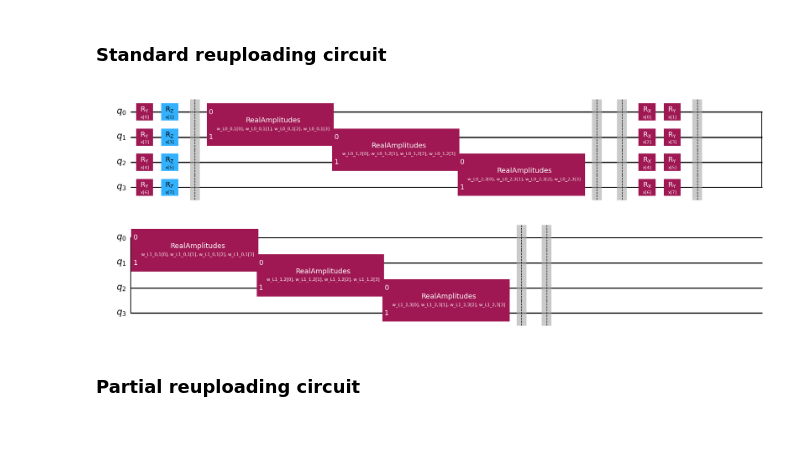
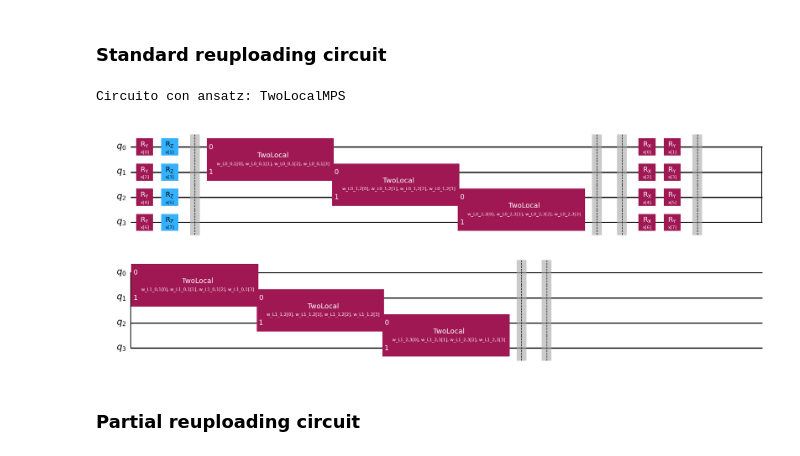
Before and after one commit to Davy592/Quantum-Metric-Learning-with-Reuploading, a Jupyter notebook: Quantum Metric Learning.ipynb, the cells around one changed output. Cells and saved outputs as stored; diff of their text form; code cells hidden in the pictures.

Commit message:
Updated standard reuploading circuit to support TwoLocalMPS ansatz

```diff
--- a/Quantum Metric Learning.ipynb
+++ b/Quantum Metric Learning.ipynb
@@ -831,7 +831,7 @@ from qiskit.circuit import ParameterVector
 from qiskit.circuit.library import RealAmplitudes
 import math
 
-def build_mps_reuploading_model(n_features, layers=2):
+def build_mps_reuploading_model(n_features, layers=2, ansatz_type="MPS"):
     """
     Costruisce un classificatore Re-uploading usando:
     - Layer 1: yz_angles_encoding + MPS
@@ -840,13 +840,14 @@ def build_mps_reuploading_model(n_features, layers=2):
     Args:
         n_features (int): Numero di dati in input.
         layers (int): Quante volte ripetere la sequenza [Encoder -> MPS] (default=2).
+        ansatz_type (str): Tipo di ansatz - "MPS" o "TwoLocalMPS" (default="MPS").
     """
 
     # Calcoliamo il numero di qubit necessari
     n_qubits = math.ceil(n_features / 2)
 
     # Inizializziamo il circuito finale
-    full_qc = QuantumCircuit(n_qubits, name="MPS Re-uploading Classifier")
+    full_qc = QuantumCircuit(n_qubits, name=f"{ansatz_type} Re-uploading Classifier")
 
     # Creiamo i parametri di input UNA VOLTA SOLA (condivisi tra tutti i layer)
     input_params = ParameterVector("x", n_features)
@@ -855,38 +856,42 @@ def build_mps_reuploading_model(n_features, layers=2):
     for layer in range(layers):
 
         # --- A. Aggiungiamo l'Encoder ---
         encoder_choice = layer % 3
 
         if encoder_choice == 0:
             # YZ encoding (RY, RZ)
             encoder_block = yz_angles_encoding(n_features, params=input_params)
         elif encoder_choice == 1:
             # RX-RY encoding (RX, RY)
             encoder_block = RxRy_encoding(n_features, params=input_params)
         else:
             # RZ-RX encoding (RZ, RX)
             encoder_block = RzRx_encoding(n_features, params=input_params)
 
         full_qc.compose(encoder_block, inplace=True)
         full_qc.barrier()
 
-        # --- B. Aggiungiamo l'MPS (Ansatz) ---
-        mps_block = MPS(n_qubits, parameter_prefix=f"w_L{layer}", reps=1)
-        full_qc.compose(mps_block, inplace=True)
+        # --- B. Aggiungiamo l'Ansatz (MPS o TwoLocalMPS) ---
+        ansatz_block = create_ansatz(n_qubits, parameter_prefix=f"w_L{layer}", ansatz_type=ansatz_type, reps=1)
+        full_qc.compose(ansatz_block, inplace=True)
 
         full_qc.barrier()
         full_qc.barrier()
 
     return full_qc
 
 # --- TEST ---
 # Supponiamo 8 feature e 2 livelli di profondità
-qnn_std_reupload = build_mps_reuploading_model(n_features=8, layers=2)
+# Cambia ansatz_type="TwoLocalMPS" per usare TwoLocal invece di RealAmplitudes
+ansatz_type = "TwoLocalMPS"
+qnn_std_reupload = build_mps_reuploading_model(n_features=8, layers=2, ansatz_type=ansatz_type)
 
 # Disegniamo il risultato
+print(f"Circuito con ansatz: {ansatz_type}")
 qnn_std_reupload.draw(output="mpl")
 # %% [output]
+Circuito con ansatz: TwoLocalMPS
-[figure, old version]
+[figure, new version]
 # %% [markdown]
 ### Partial reuploading circuit
 # %%
```
